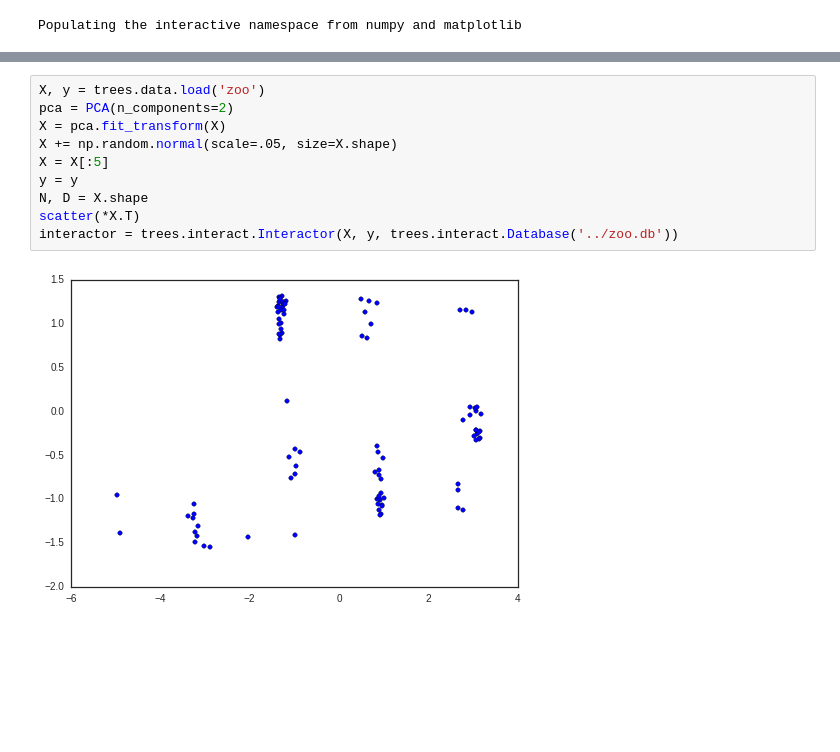
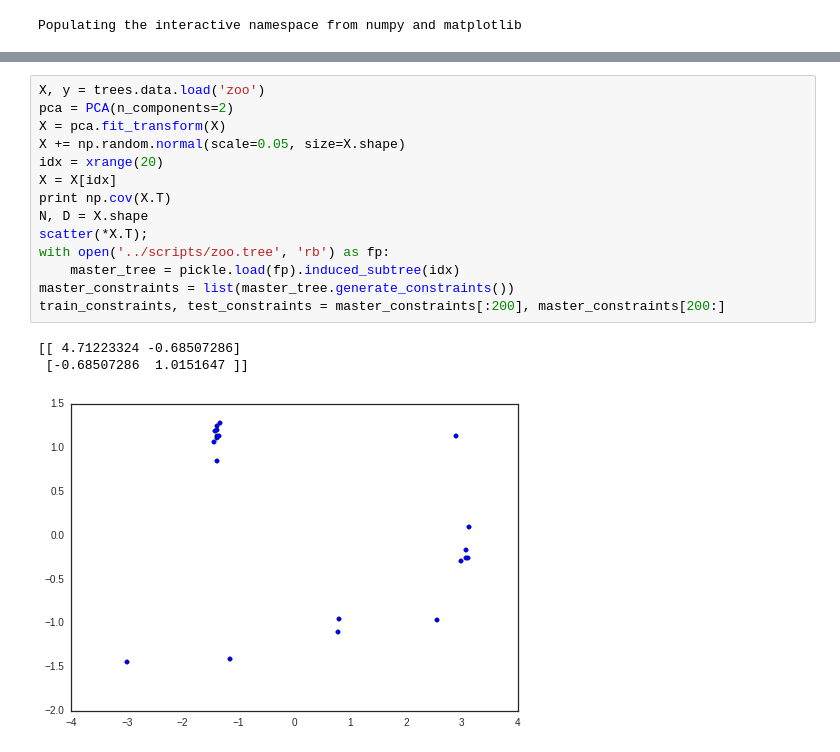
Before and after one commit to sharadmv/trees, a Jupyter notebook: experiments/iDDT Demo.ipynb, the cells around one changed output, grey strips where cells are left out. Drawn from its saved outputs; the diff is of its cells as text; blank space fills up the shorter version.

```diff
--- a/experiments/iDDT Demo.ipynb
+++ b/experiments/iDDT Demo.ipynb
@@ -17,15 +23,21 @@ from sklearn.decomposition import PCA
 # %%
 X, y = trees.data.load('zoo')
 pca = PCA(n_components=2)
 X = pca.fit_transform(X)
-X += np.random.normal(scale=.05, size=X.shape)
-X = X[:5]
-y = y
+X += np.random.normal(scale=0.05, size=X.shape)
+idx = xrange(20)
+X = X[idx]
+print np.cov(X.T)
 N, D = X.shape
-scatter(*X.T)
-interactor = trees.interact.Interactor(X, y, trees.interact.Database('../zoo.db'))
+scatter(*X.T);
+with open('../scripts/zoo.tree', 'rb') as fp:
+    master_tree = pickle.load(fp).induced_subtree(idx)
+master_constraints = list(master_tree.generate_constraints())
+train_constraints, test_constraints = master_constraints[:200], master_constraints[200:]
 # %% [output]
+[[ 4.71223324 -0.68507286]
+ [-0.68507286  1.0151647 ]]
-[figure, old version]
+[figure, new version]
 # %%
 df = Inverse(c=1)
 
```
Also changed, not shown: parts of 16 cells of this notebook, 8 other files.
